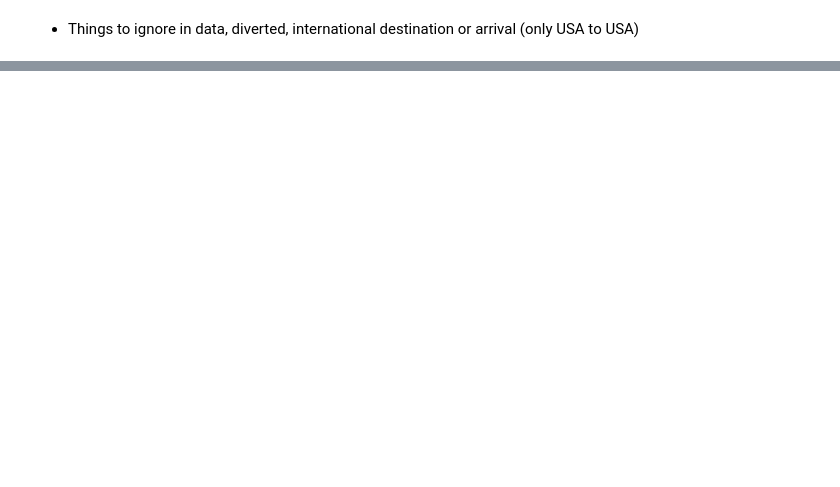
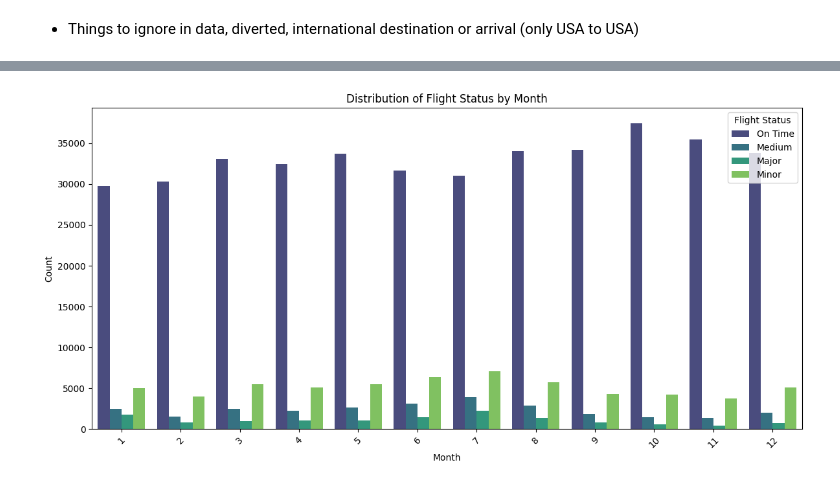
Before and after one commit to trevormgray/NN-Project, a Jupyter notebook: Flights.ipynb, the cells around one changed output, grey strips where cells are left out. Drawn from its saved outputs; the diff is of its cells as text; code cells hidden in the pictures; blank space fills up the shorter version.

```diff
--- a/Flights.ipynb
+++ b/Flights.ipynb
@@ -336,0 +352,4 @@ print(merged_data.shape)
+# %%
+data = pd.read_parquet('data.parquet')
+print("File is imported.")
+data.head()
@@ -336,0 +384,3 @@ print(merged_data.shape)
+# %%
+data['Flight_Status'] = data['DepDelayMinutes'].apply(lambda x: 'On Time' if x <= 15 else 'Delayed')
+data['Flight_Status'] = data['DepDelayMinutes'].apply(lambda x: 'On Time' if x <= 15 else 'Minor' if 15 < x < 60 else 'Medium' if 60 <= x < 180 else 'Major')
@@ -336,0 +444,9 @@ print(merged_data.shape)
+# %%
+# data
+X = data.drop(columns=["Flight_Status"])
+
+# labels
+y = data["Flight_Status"]
+
+# Split the dataset with stratification for classification
+X_train, X_test, y_train, y_test = train_test_split(X, y, test_size=0.1, stratify=y, random_state=42)
@@ -572,0 +479,3 @@ weather_data_all
+# %%
+# X_train.shape
+dat_explore = X_train.sample(n=500000, random_state=42)
@@ -572,0 +507,13 @@ weather_data_all
+# %%
+# Visualize the distribution of Flight_Status by Month
+plt.figure(figsize=(12, 6))
+sns.countplot(data=dat_explore.join(y_train), x='Month', hue='Flight_Status', palette='viridis')
+plt.title('Distribution of Flight Status by Month')
+plt.xlabel('Month')
+plt.ylabel('Count')
+plt.xticks(rotation=45)
+plt.legend(title='Flight Status')
+plt.tight_layout()
+plt.show()
+# %% [output]
+[figure, added]
```
Also changed, not shown: parts of 58 cells of this notebook.
